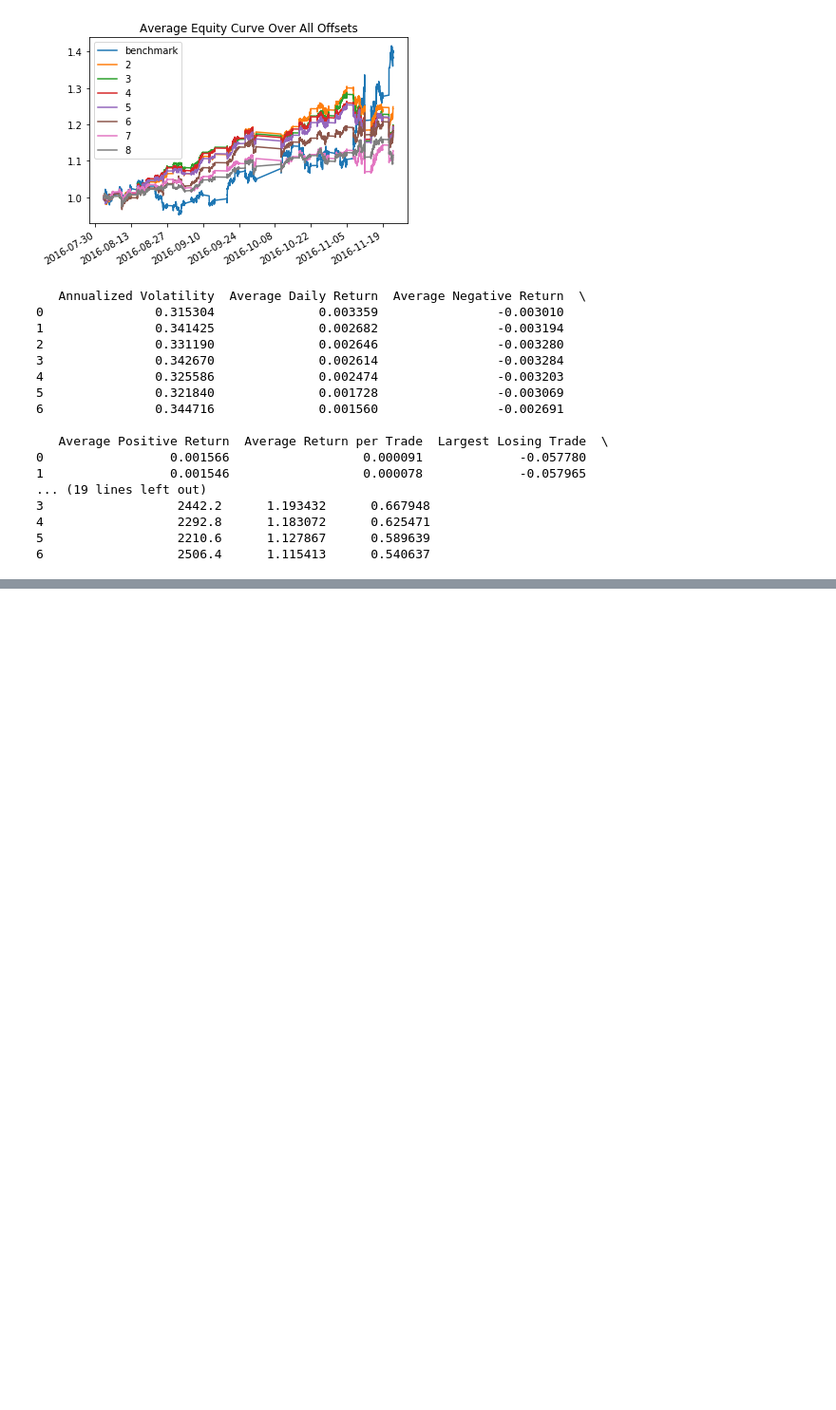
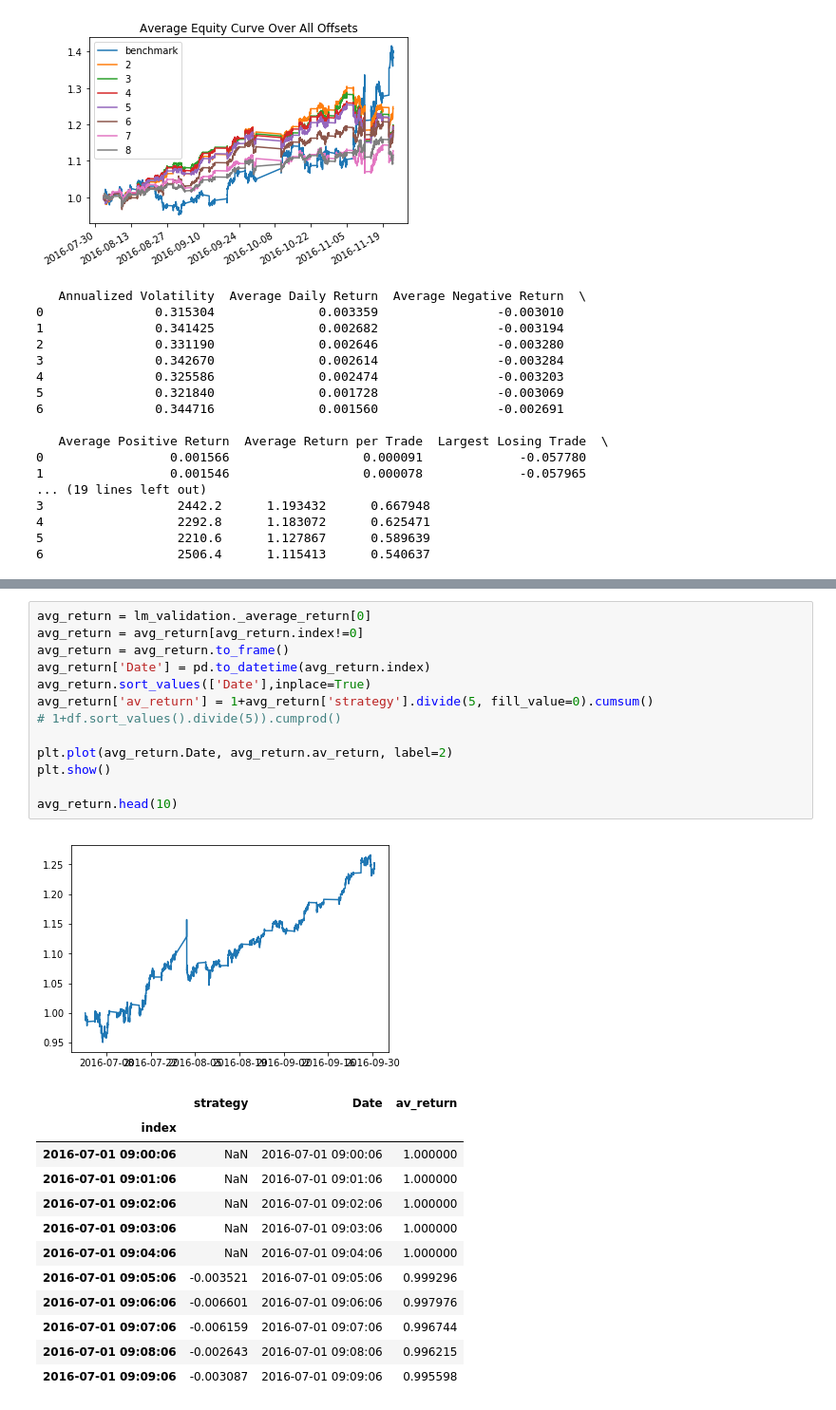
Before and after one commit to dechang227/QishiQR, a Jupyter notebook: Simeng/Research/Ru_Test_On_MajorContract.ipynb, the cells around one changed output, grey strips where cells are left out. Shown: that part at 95% size. Drawn from its saved outputs; the diff is of its cells as text; blank space fills up the shorter version.

```diff
--- a/Simeng/Research/Ru_Test_On_MajorContract.ipynb
+++ b/Simeng/Research/Ru_Test_On_MajorContract.ipynb
@@ -196,0 +225,27 @@ ru_major_test_5_3.1.csv
+# %%
+avg_return = lm_validation._average_return[0]
+avg_return = avg_return[avg_return.index!=0]
+avg_return = avg_return.to_frame()
+avg_return['Date'] = pd.to_datetime(avg_return.index)
+avg_return.sort_values(['Date'],inplace=True)
+avg_return['av_return'] = 1+avg_return['strategy'].divide(5, fill_value=0).cumsum()
+# 1+df.sort_values().divide(5)).cumprod()
+
+plt.plot(avg_return.Date, avg_return.av_return, label=2)
+plt.show()
+
+avg_return.head(10)
+# %% [output]
+[figure, added]
+|  | strategy | Date | av_return |
+| index |  |  |  |
+| 2016-07-01 09:00:06 | NaN | 2016-07-01 09:00:06 | 1.000000 |
+| 2016-07-01 09:01:06 | NaN | 2016-07-01 09:01:06 | 1.000000 |
+| 2016-07-01 09:02:06 | NaN | 2016-07-01 09:02:06 | 1.000000 |
+| 2016-07-01 09:03:06 | NaN | 2016-07-01 09:03:06 | 1.000000 |
+| 2016-07-01 09:04:06 | NaN | 2016-07-01 09:04:06 | 1.000000 |
+| 2016-07-01 09:05:06 | -0.003521 | 2016-07-01 09:05:06 | 0.999296 |
+| 2016-07-01 09:06:06 | -0.006601 | 2016-07-01 09:06:06 | 0.997976 |
+| 2016-07-01 09:07:06 | -0.006159 | 2016-07-01 09:07:06 | 0.996744 |
+| 2016-07-01 09:08:06 | -0.002643 | 2016-07-01 09:08:06 | 0.996215 |
+| 2016-07-01 09:09:06 | -0.003087 | 2016-07-01 09:09:06 | 0.995598 |
```
Also changed, not shown: parts of 9 cells of this notebook, 2 other files.
